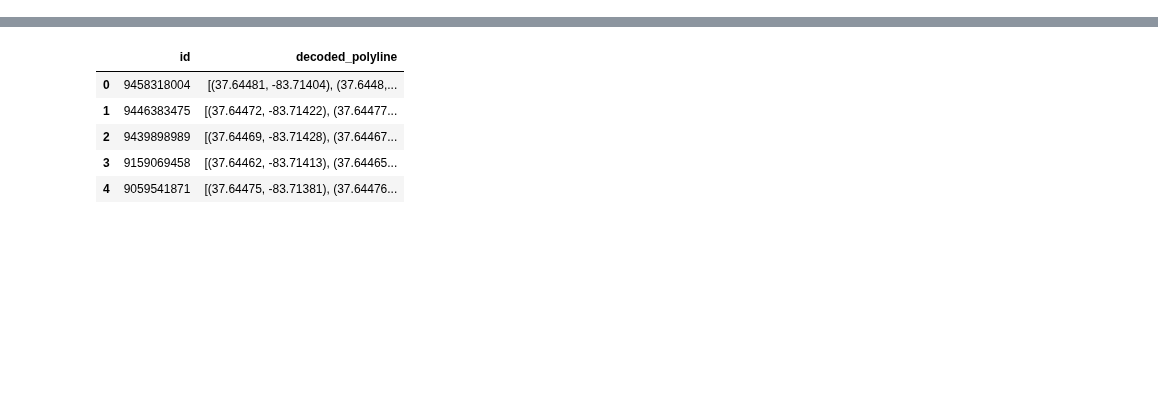
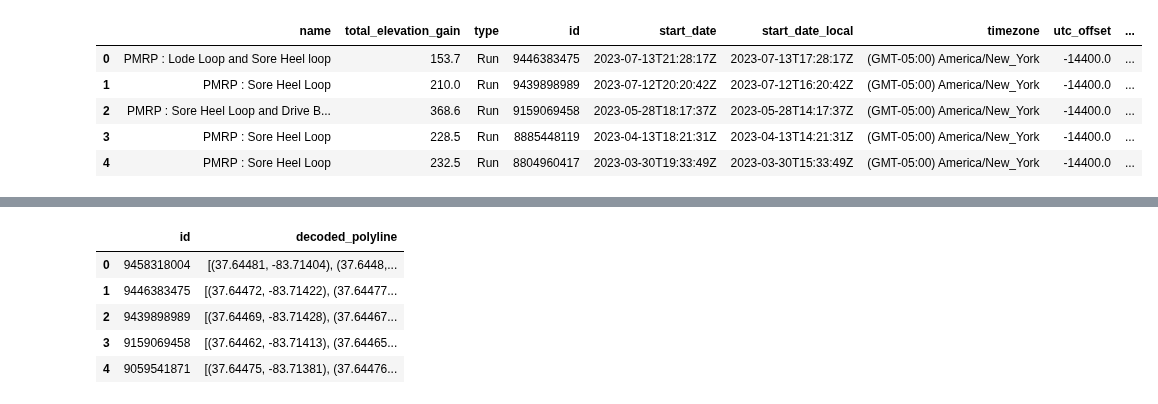
Before and after one commit to jsphotos205/strava, a Jupyter notebook: mapping.ipynb, the cells around one changed output, grey strips where cells are left out. Saved outputs shown, nothing was run; the diff lists cells and outputs as text; code cells hidden in the pictures; blank space fills up the shorter version.

```diff
--- a/mapping.ipynb
+++ b/mapping.ipynb
@@ -4,4 +4,16 @@ import folium
 from ast import literal_eval
 # %%
 pmrp_poly = pd.read_csv('csv/run/polyline/pmrp_polyline.csv')
-sore_heel_poly = pd.read_csv('csv/run/polyline/')
+sore_heel_poly = pd.read_csv('csv/run/polyline/sore_heel_polyline.csv')
+
+pmrp_run = pd.read_csv('csv/run/pmrp_run_data.csv')
+sore_heel_run = pd.read_csv('csv/run/sore_heel_data.csv')
+# %%
+sore_heel_run.head()
+# %% [output]
+|  | name | total_elevation_gain | type | id | start_date | start_date_local | timezone | utc_offset | ... |
+| 0 | PMRP : Lode Loop and Sore Heel loop | 153.7 | Run | 9446383475 | 2023-07-13T21:28:17Z | 2023-07-13T17:28:17Z | (GMT-05:00) America/New_York | -14400.0 | ... |
+| 1 | PMRP : Sore Heel Loop | 210.0 | Run | 9439898989 | 2023-07-12T20:20:42Z | 2023-07-12T16:20:42Z | (GMT-05:00) America/New_York | -14400.0 | ... |
+| 2 | PMRP : Sore Heel Loop and Drive B... | 368.6 | Run | 9159069458 | 2023-05-28T18:17:37Z | 2023-05-28T14:17:37Z | (GMT-05:00) America/New_York | -14400.0 | ... |
+| 3 | PMRP : Sore Heel Loop | 228.5 | Run | 8885448119 | 2023-04-13T18:21:31Z | 2023-04-13T14:21:31Z | (GMT-05:00) America/New_York | -14400.0 | ... |
+| 4 | PMRP : Sore Heel Loop | 232.5 | Run | 8804960417 | 2023-03-30T19:33:49Z | 2023-03-30T15:33:49Z | (GMT-05:00) America/New_York | -14400.0 | ... |
```
Also changed, not shown: parts of 6 cells of this notebook, 7 other files.
